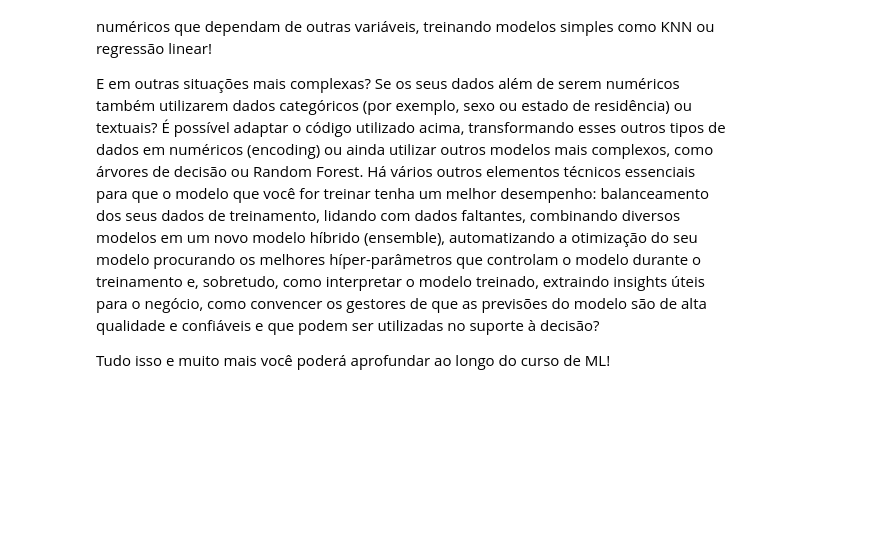
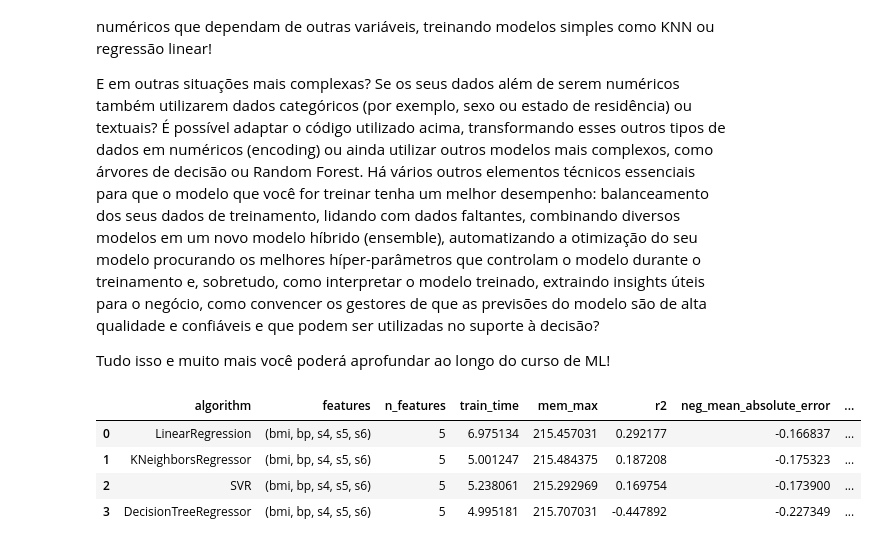
Before and after one commit to andersonmgomes/enap_bootcamp, a Jupyter notebook: 20211116-Aula01/ML_na_Prática_exercício.ipynb, the cells around one changed output. Saved outputs shown, nothing was run; the diff lists cells and outputs as text; code cells hidden in the pictures; blank space fills up the shorter version.

```diff
--- a/20211116-Aula01/ML_na_Prática_exercício.ipynb
+++ b/20211116-Aula01/ML_na_Prática_exercício.ipynb
@@ -389,3 +389,17 @@ E em outras situações mais complexas? Se os seus dados além de serem numéric
 Há vários outros elementos técnicos essenciais para que o modelo que você for treinar tenha um melhor desempenho: balanceamento dos seus dados de treinamento, lidando com dados faltantes, combinando diversos modelos em um novo modelo híbrido (ensemble), automatizando a otimização do seu modelo procurando os melhores híper-parâmetros que controlam o modelo durante o treinamento e, sobretudo, como interpretar o modelo treinado, extraindo insights úteis para o negócio, como convencer os gestores de que as previsões do modelo são de alta qualidade e confiáveis e que podem ser utilizadas no suporte à decisão?
 
 Tudo isso e muito mais você poderá aprofundar ao longo do curso de ML!
+# %%
+from autoML import AutoML
+
+df = pd.DataFrame(data=X, columns = diabetes.feature_names)
+df['y'] = y
+
+autoML = AutoML(df, 'y')
+autoML.getResults()
+# %% [output]
+|  | algorithm | features | n_features | train_time | mem_max | r2 | neg_mean_absolute_error | ... |
+| 0 | LinearRegression | (bmi, bp, s4, s5, s6) | 5 | 6.975134 | 215.457031 | 0.292177 | -0.166837 | ... |
+| 1 | KNeighborsRegressor | (bmi, bp, s4, s5, s6) | 5 | 5.001247 | 215.484375 | 0.187208 | -0.175323 | ... |
+| 2 | SVR | (bmi, bp, s4, s5, s6) | 5 | 5.238061 | 215.292969 | 0.169754 | -0.173900 | ... |
+| 3 | DecisionTreeRegressor | (bmi, bp, s4, s5, s6) | 5 | 4.995181 | 215.707031 | -0.447892 | -0.227349 | ... |
```
Also changed, not shown: 7 other files.
